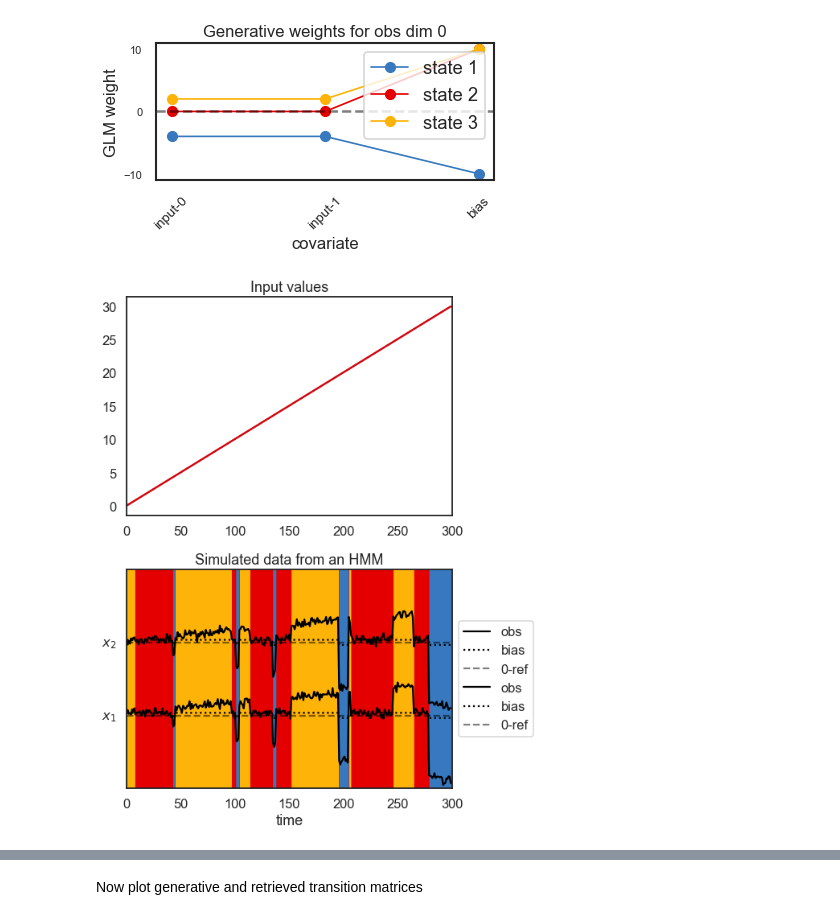
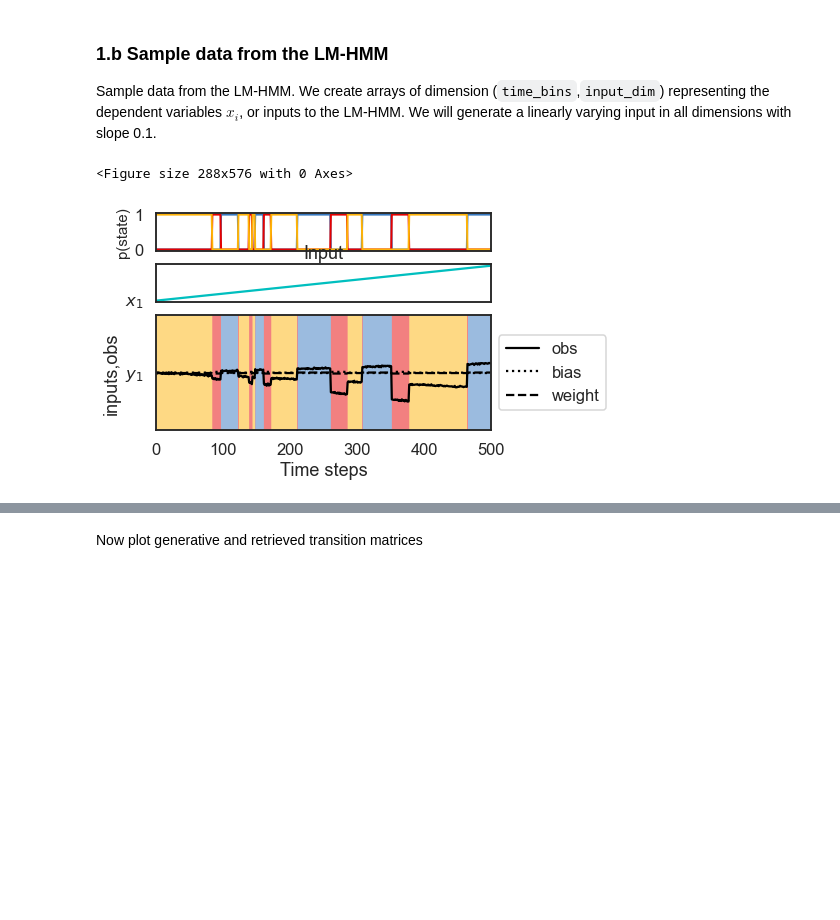
Before and after one commit to mazzulab/ssm, a Jupyter notebook: notebooks/2c Input-driven linear model (LM-HMM).ipynb, the cells around one changed output, grey strips where cells are left out. Cells and saved outputs as stored; diff of their text form; code cells hidden in the pictures; blank space fills up the shorter version.

Commit message:
added /notebooks/2c Input-driven linear model (LM-HMM).ipynb and utilplot.py

```diff
--- a/notebooks/2c Input-driven linear model (LM-HMM).ipynb
+++ b/notebooks/2c Input-driven linear model (LM-HMM).ipynb
@@ -113 +105,5 @@ Text(0.5, 1.0, 'Generative weights for obs dim 0')
+# %% [markdown]
+### 1.b Sample data from the LM-HMM
+
+Sample data from the LM-HMM. We create arrays of dimension (`time_bins`,`input_dim`) representing the dependent variables $x_i$, or inputs to the LM-HMM. We will generate a linearly varying input in all dimensions with slope 0.1.
 # %%
@@ -117,72 +119,14 @@ true_ll = true_hmm.log_probability(obs)
 # %%
-# Plot generative parameters:
-mus=true_hmm.observations.mus
-# sigmas=true_hmm.observations.sigmas
-# true_hmm.observations.sigmas = np.diag(sigmas)
-gen_weights=true_hmm.observations.Wks
+# plot time course of observations
+# this line turns the sequence of states `true_states` into a one hot posterior probability list
+posterior_probs0 = np.zeros((true_states.size, true_states.max() + 1))
+posterior_probs0[np.arange(true_states.size), true_states] = 1
 
-
-
-fig = plt.figure(figsize=(12, 5), dpi=80, facecolor='w', edgecolor='k')
-plt.subplot(2, 2, 1)
-# cols = ['#ff7f00', '#4daf4a', '#377eb8']
-for k in range(num_states):
-    plt.plot(range(input_dim+1), np.append(gen_weights[k][0],mus[k][0]), marker='o',
-             color=colors[k], linestyle='-',
-             lw=1.5, label="state " + str(k+1))
-plt.yticks(fontsize=10)
-plt.ylabel("GLM weight", fontsize=15)
-plt.xlabel("covariate", fontsize=15)
-plt.xticks(np.arange(input_dim+1),np.append(["input-"+str(i) for i in range(input_dim)],'bias'), fontsize=12, rotation=45)
-plt.axhline(y=0, color="k", alpha=0.5, ls="--")
-plt.legend()
-plt.title("Generative weights for obs dim 0", fontsize = 15)
-
-
-# Plot the data and the smoothed data
-lim = 1.05 * abs(obs).max()
-plt.figure(figsize=(8, 10))
-plt.subplot(211)
-for i in range(input_dim):
-    plt.plot(inpt[:,i], color=colors[i])
-plt.title("Input values")
-plt.xlim(0, time_bins)
-
-plt.subplot(212)
-for d in range(obs_dim):
-    plt.imshow(true_states[None,:],
-           aspect="auto",
-           cmap=cmap,
-           vmin=0,
-           vmax=len(colors)-1,
-           extent=(0, time_bins, -lim, (obs_dim)*lim))
-    Ey = true_hmm.observations.mus[true_states]
-    plt.plot(obs[:,d] + lim * d, '-k',label='obs')
-    plt.plot(Ey[:,d] + lim * d, ':k',label='bias')
-    plt.plot(0*Ey[:,d] +lim * d, '--k', alpha=0.5,label='0-ref')
-    plt.xlim(0, time_bins)
-plt.legend(loc='center left', bbox_to_anchor=(1, 0.5))
-plt.xlabel("time")
-plt.yticks(lim * np.arange(obs_dim), ["$x_{}$".format(d+1) for d in range(obs_dim)])
-plt.title("Simulated data from an HMM")
-
-plt.tight_layout()
-if save_figures:
-    plt.savefig("hmm_2.pdf")
-
-# plt.figure(figsize=(6, 6))
-# for k in range(num_states):
-#     plt.contour(XX, YY, np.exp(lls[:,k]).reshape(XX.shape), cmap=white_to_color_cmap(colors[k]))
-#     plt.plot(obs[true_states==k, 0], obs[true_states==k, 1], 'o', mfc=colors[k], mec='none', ms=4)
-
-# plt.plot(obs[:,0], obs[:,1], '-k', lw=1, alpha=.25)
-# plt.xlabel("$x_1$")
-# plt.ylabel("$x_2$")
-# plt.title("Observation Distributions")
-
+plt.figure(figsize=(4, 8))
+fig=utilplot.plot_postprob_obs(posterior_probs0,obs,inpt,true_hmm,colors,cmap)
 # if save_figures:
-#     plt.savefig("hmm_1.pdf")
+#     plt.savefig("hmm_gen.pdf")
 # %% [output]
+<Figure size 288x576 with 0 Axes>
-[figure, old version]
+[figure, new version]
-[figure, removed]
 # %% [markdown]
```
Also changed, not shown: parts of 42 cells of this notebook, 1 other file.
